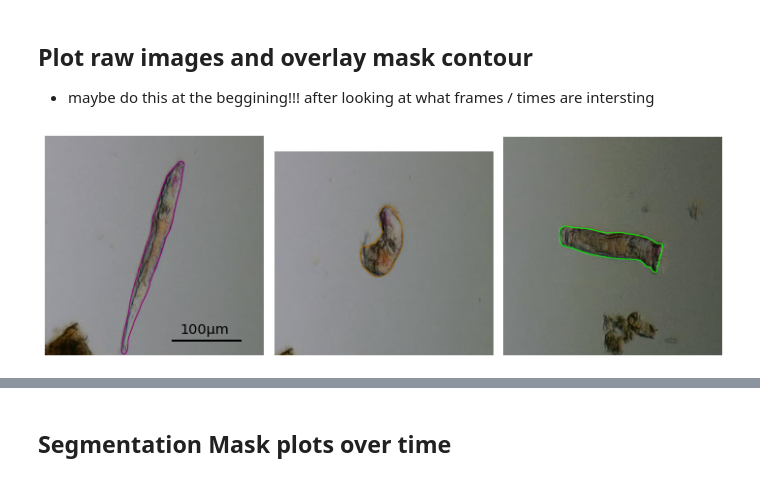
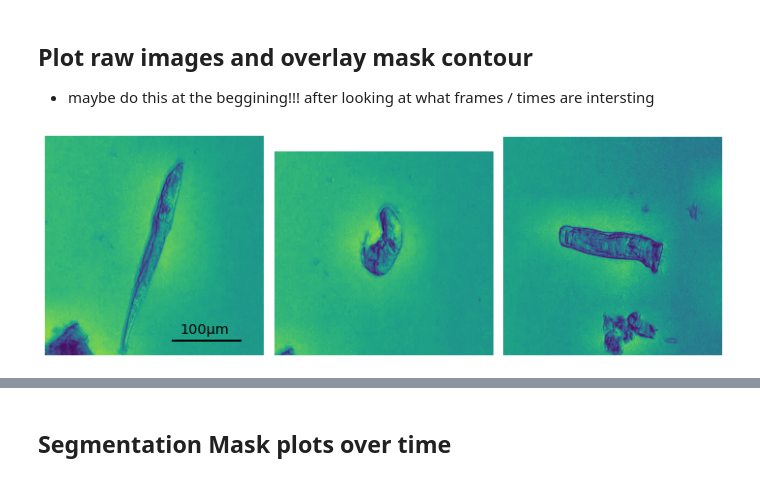
Before and after one commit to mikehemberger/rotifer-locomotion, a Jupyter notebook: seg-mask-analysis-leeching.ipynb, the cells around one changed output, grey strips where cells are left out. Drawn from its saved outputs; the diff is of its cells as text; code cells hidden in the pictures.

```diff
--- a/seg-mask-analysis-leeching.ipynb
+++ b/seg-mask-analysis-leeching.ipynb
@@ -173,7 +173,7 @@ if SAVE_FIGURES: plt.savefig(f"{save_figure_path}-timedependent-fps_{fps}-centro
 ## Plot raw images and overlay mask contour
 - maybe do this at the beggining!!! after looking at what frames / times are intersting
 # %%
-SAVE_FIGURES = True
+SAVE_FIGURES = False
 
 desired_scale_width = 100  # in mu
 scaled_width = desired_scale_width / (pixel_per_real_width)
@@ -183,34 +183,37 @@ fig, ax = plt.subplots(figsize=(10,10), nrows=1, ncols=len(highlight_frames), la
 longest = 800 # 800 pixels is longest extension
 # ± extention > make it more felxible with different xneg, xpos, yneg, ypos values
 scalebar_posxy = [550, 300]
-
+clahe = cv2.createCLAHE(clipLimit=2.0, tileGridSize=(8,8))
 for nth, cframe in enumerate(highlight_frames):
 
     # Centering frame on Centroid
     x, y = df.loc[cframe, "centroid_x"], df.loc[cframe, "centroid_y"]
     xlow, xhigh = x - (longest / 2), x + (longest / 2)
     ylow, yhigh = y - (longest / 2), y + (longest / 2)
 
     # Image and contour coloring
     cimg = cv2.imread(df.loc[cframe, "img_fpath"], 1)
-    cimg = cv2.cvtColor(cimg, cv2.COLOR_BGR2RGB)
+    cimg = cv2.cvtColor(cimg, cv2.COLOR_BGR2GRAY)
+    cimg = clahe.apply(cimg)
+    #cimg = cv2.equalizeHist(cimg)
+    #cimg = cv2.cvtColor(cimg, cv2.COLOR_BGR2RGB)  # original color
     cnt = contour_list[cframe]  # contour
     ccolors = tuple([c * 255 for c in colors[cframe]])
 
     # Draw contour on image
     cv2.drawContours(cimg, [cnt], 0, ccolors, contour_lw)
     ax[nth].imshow(cimg)
 
     # Axis
     ax[nth].invert_yaxis()
     ax[nth].set_ylim([ylow, yhigh]); ax[nth].set_xlim([xlow, xhigh])
     ax[nth].set_axis_off()
 
 # Scalebar
 ax[0].plot([scalebar_posxy[0], scalebar_posxy[0] + scaled_width], [scalebar_posxy[-1], scalebar_posxy[-1]], "-k", lw=2)
 ax[0].text(scalebar_posxy[0] + (scaled_width/10), scalebar_posxy[-1] + 25, f"{desired_scale_width}µm", size="x-large")
 plt.tight_layout()
 
 if SAVE_FIGURES: plt.savefig(f"{save_figure_path}-Individual-frames-highlighted_{highlight_frames}.jpg", dpi=300)
 # %% [output]
-[figure, old version]
+[figure, new version]
```
Also changed, not shown: parts of 1 cell of this notebook, 2 other files.
